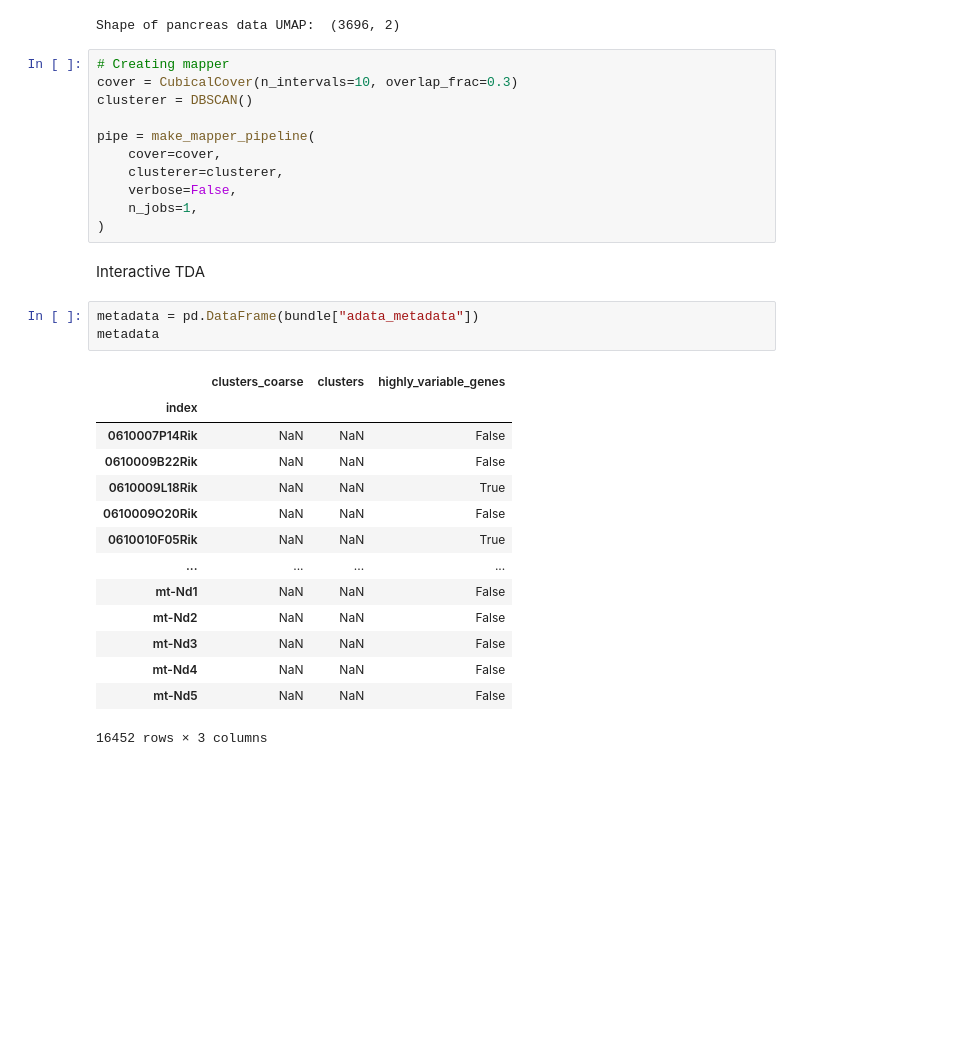
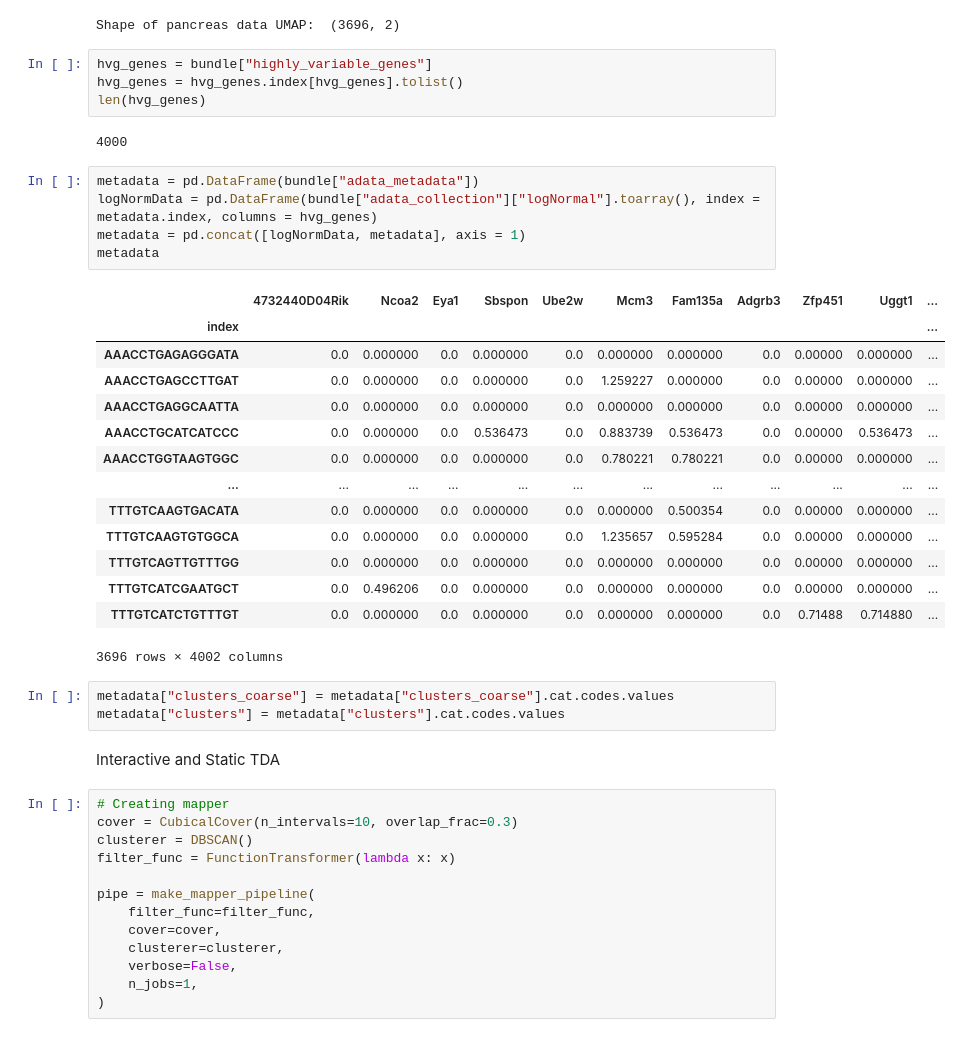
Before and after one commit to luanamarinho/TDA-endocrinogenesis, a Jupyter notebook: scripts/tda_endocrinogenesis.ipynb, the cells around one changed output. Saved outputs shown, nothing was run; the diff lists cells and outputs as text; blank space fills up the shorter version.

```diff
--- a/scripts/tda_endocrinogenesis.ipynb
+++ b/scripts/tda_endocrinogenesis.ipynb
@@ -37,36 +35,49 @@ embedding = bundle["embedding_collection"]["embedding"]
 print("Shape of pancreas data UMAP: ", embedding.shape)
 # %% [output]
 Shape of pancreas data UMAP:  (3696, 2)
+# %%
+hvg_genes = bundle["highly_variable_genes"]
+hvg_genes = hvg_genes.index[hvg_genes].tolist()
+len(hvg_genes)
+# %% [output]
+4000
+# %%
+metadata = pd.DataFrame(bundle["adata_metadata"])
+logNormData = pd.DataFrame(bundle["adata_collection"]["logNormal"].toarray(), index = metadata.index, columns = hvg_genes)
+metadata = pd.concat([logNormData, metadata], axis = 1)
+metadata
+# %% [output]
+|  | 4732440D04Rik | Ncoa2 | Eya1 | Sbspon | Ube2w | Mcm3 | Fam135a | Adgrb3 | Zfp451 | Uggt1 | ... |
+| index |  |  |  |  |  |  |  |  |  |  | ... |
+| AAACCTGAGAGGGATA | 0.0 | 0.000000 | 0.0 | 0.000000 | 0.0 | 0.000000 | 0.000000 | 0.0 | 0.00000 | 0.000000 | ... |
+| AAACCTGAGCCTTGAT | 0.0 | 0.000000 | 0.0 | 0.000000 | 0.0 | 1.259227 | 0.000000 | 0.0 | 0.00000 | 0.000000 | ... |
+| AAACCTGAGGCAATTA | 0.0 | 0.000000 | 0.0 | 0.000000 | 0.0 | 0.000000 | 0.000000 | 0.0 | 0.00000 | 0.000000 | ... |
+| AAACCTGCATCATCCC | 0.0 | 0.000000 | 0.0 | 0.536473 | 0.0 | 0.883739 | 0.536473 | 0.0 | 0.00000 | 0.536473 | ... |
+| AAACCTGGTAAGTGGC | 0.0 | 0.000000 | 0.0 | 0.000000 | 0.0 | 0.780221 | 0.780221 | 0.0 | 0.00000 | 0.000000 | ... |
+| ... | ... | ... | ... | ... | ... | ... | ... | ... | ... | ... | ... |
+| TTTGTCAAGTGACATA | 0.0 | 0.000000 | 0.0 | 0.000000 | 0.0 | 0.000000 | 0.500354 | 0.0 | 0.00000 | 0.000000 | ... |
+| TTTGTCAAGTGTGGCA | 0.0 | 0.000000 | 0.0 | 0.000000 | 0.0 | 1.235657 | 0.595284 | 0.0 | 0.00000 | 0.000000 | ... |
+| TTTGTCAGTTGTTTGG | 0.0 | 0.000000 | 0.0 | 0.000000 | 0.0 | 0.000000 | 0.000000 | 0.0 | 0.00000 | 0.000000 | ... |
+| TTTGTCATCGAATGCT | 0.0 | 0.496206 | 0.0 | 0.000000 | 0.0 | 0.000000 | 0.000000 | 0.0 | 0.00000 | 0.000000 | ... |
+| TTTGTCATCTGTTTGT | 0.0 | 0.000000 | 0.0 | 0.000000 | 0.0 | 0.000000 | 0.000000 | 0.0 | 0.71488 | 0.714880 | ... |
+3696 rows × 4002 columns
+# %%
+metadata["clusters_coarse"] = metadata["clusters_coarse"].cat.codes.values
+metadata["clusters"] = metadata["clusters"].cat.codes.values
+# %% [markdown]
+Interactive and Static TDA
 # %%
 # Creating mapper
 cover = CubicalCover(n_intervals=10, overlap_frac=0.3)
 clusterer = DBSCAN()
+filter_func = FunctionTransformer(lambda x: x)
 
 pipe = make_mapper_pipeline(
+    filter_func=filter_func,
     cover=cover,
     clusterer=clusterer,
     verbose=False,
     n_jobs=1,
 )
-# %% [markdown]
-Interactive TDA
-# %%
-metadata = pd.DataFrame(bundle["adata_metadata"])
-metadata
-# %% [output]
-|  | clusters_coarse | clusters | highly_variable_genes |
-| index |  |  |  |
-| 0610007P14Rik | NaN | NaN | False |
-| 0610009B22Rik | NaN | NaN | False |
-| 0610009L18Rik | NaN | NaN | True |
-| 0610009O20Rik | NaN | NaN | False |
-| 0610010F05Rik | NaN | NaN | True |
-| ... | ... | ... | ... |
-| mt-Nd1 | NaN | NaN | False |
-| mt-Nd2 | NaN | NaN | False |
-| mt-Nd3 | NaN | NaN | False |
-| mt-Nd4 | NaN | NaN | False |
-| mt-Nd5 | NaN | NaN | False |
-16452 rows × 3 columns
 # %%
 #MIP = MapperInteractivePlotter(pipe, data) buggy
```
Also changed, not shown: parts of 4 cells of this notebook, 2 other files.
